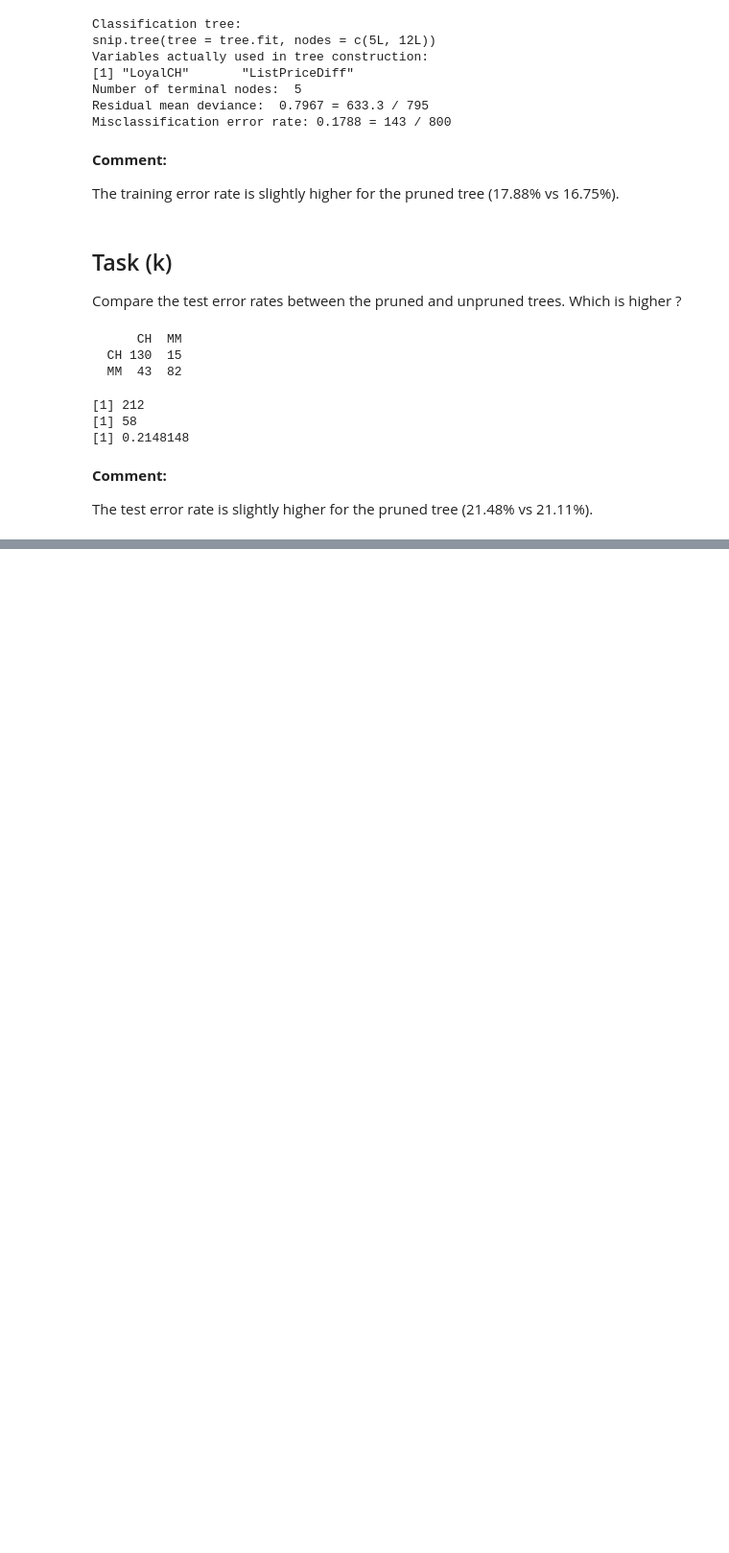
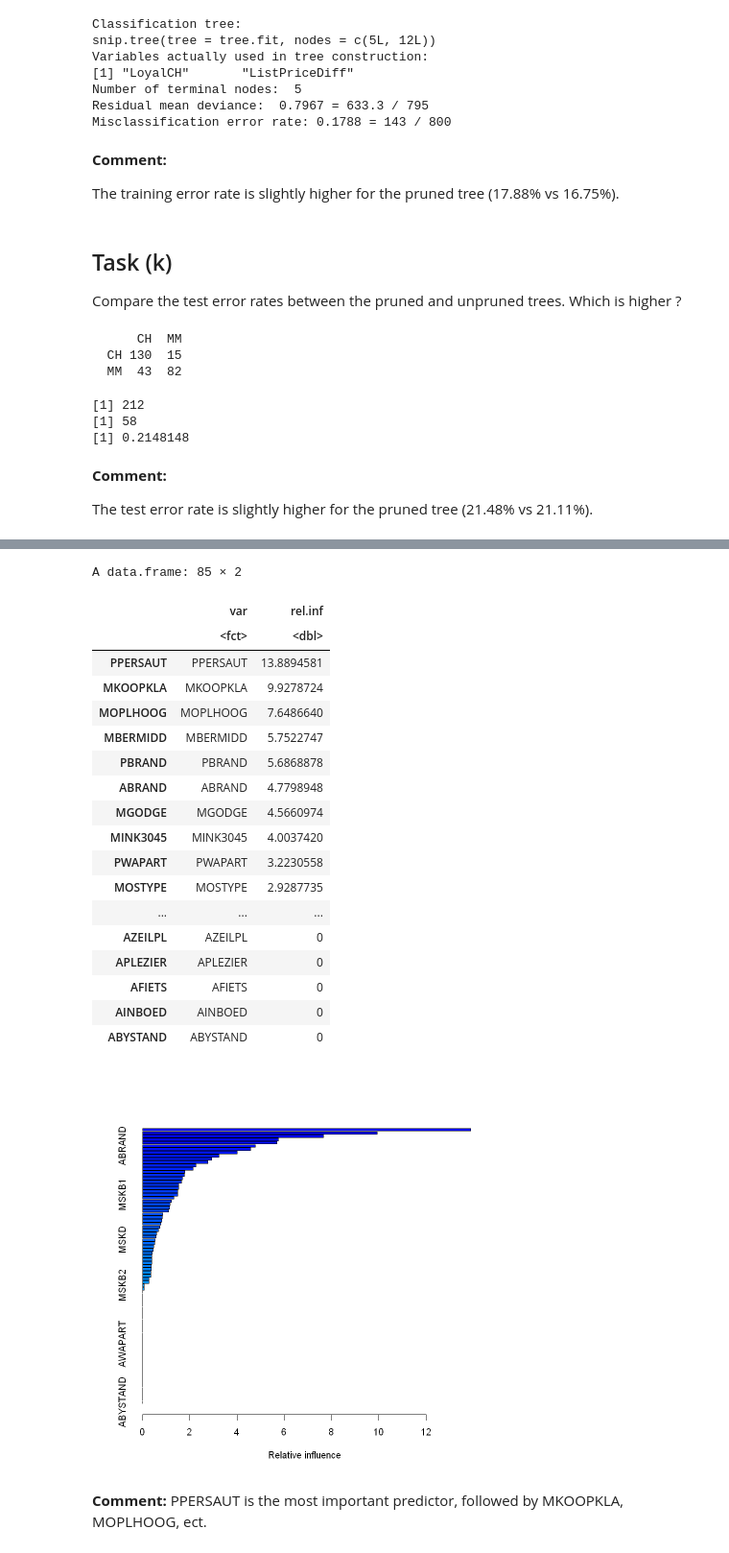
Before and after one commit to nguyenvlm/Statistical-Learning, a Jupyter notebook: Week7_TreeBasedMethods.ipynb, the cells around one changed output, grey strips where cells are left out. Shown at 96% size. Saved outputs shown, nothing was run; the diff lists cells and outputs as text; code cells hidden in the pictures; blank space fills up the shorter version.

```diff
--- a/Week7_TreeBasedMethods.ipynb
+++ b/Week7_TreeBasedMethods.ipynb
@@ -388,0 +522,6 @@ The test error rate is slightly higher for the pruned tree (21.48%  vs 21.11%).
+# %%
+Caravan$Purchase = ifelse(Caravan$Purchase == "Yes", 1, 0)
+train = Caravan[(1:1000),]
+test = Caravan[-(1:1000),]
+dim(train)
+dim(test)
@@ -388,0 +534,5 @@ The test error rate is slightly higher for the pruned tree (21.48%  vs 21.11%).
+# %%
+set.seed(1998)
+boost.caravan = gbm(Purchase ~ ., data = train, distribution = "gaussian", n.trees = 1000, shrinkage = 0.01)
+summary(boost.caravan)
+# %% [output]
@@ -388,0 +543,23 @@ The test error rate is slightly higher for the pruned tree (21.48%  vs 21.11%).
+A data.frame: 85 × 2
+|  | var | rel.inf |
+|  | <fct> | <dbl> |
+| PPERSAUT | PPERSAUT | 13.8894581 |
+| MKOOPKLA | MKOOPKLA | 9.9278724 |
+| MOPLHOOG | MOPLHOOG | 7.6486640 |
+| MBERMIDD | MBERMIDD | 5.7522747 |
+| PBRAND | PBRAND | 5.6868878 |
+| ABRAND | ABRAND | 4.7798948 |
+| MGODGE | MGODGE | 4.5660974 |
+| MINK3045 | MINK3045 | 4.0037420 |
+| PWAPART | PWAPART | 3.2230558 |
+| MOSTYPE | MOSTYPE | 2.9287735 |
+| ... | ... | ... |
+| AZEILPL | AZEILPL | 0 |
+| APLEZIER | APLEZIER | 0 |
+| AFIETS | AFIETS | 0 |
+| AINBOED | AINBOED | 0 |
+| ABYSTAND | ABYSTAND | 0 |
+[figure, added]
+# %% [markdown]
+**Comment:**
+PPERSAUT is the most important predictor, followed by MKOOPKLA, MOPLHOOG, ect.
```
Also changed, not shown: parts of 31 cells of this notebook, 1 other file.
